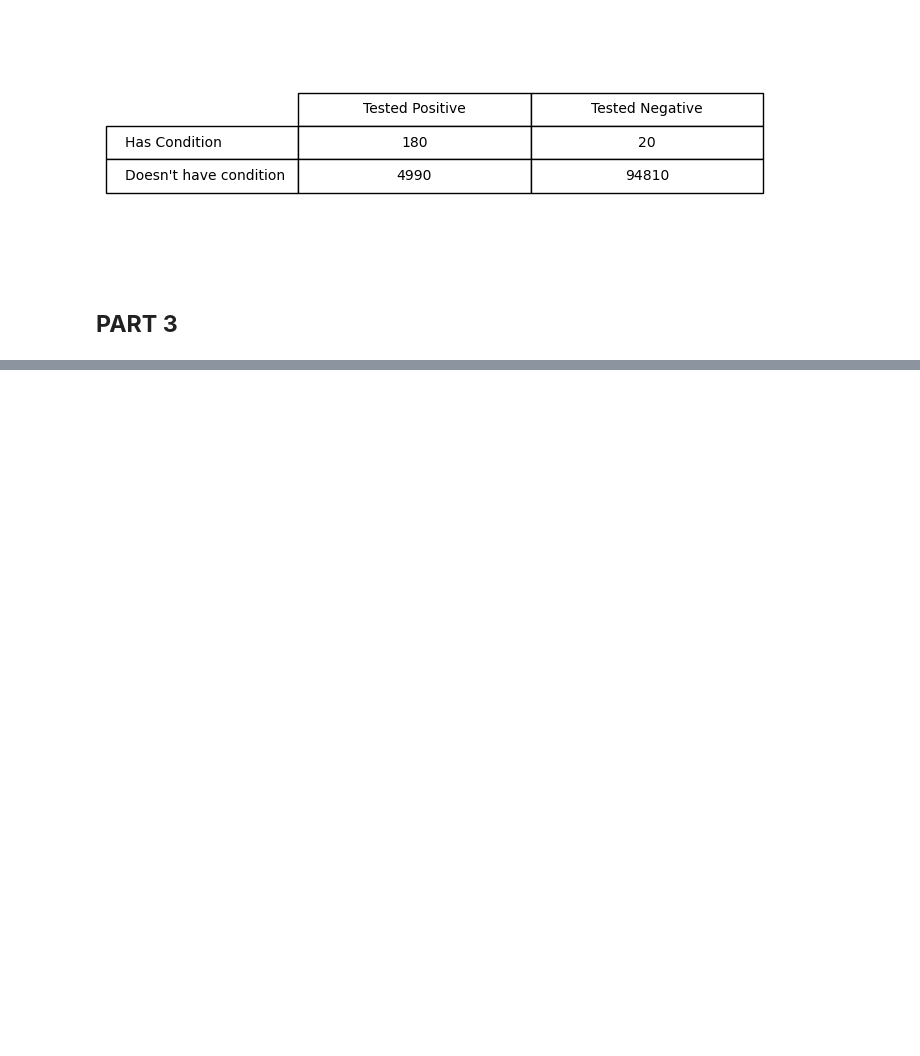
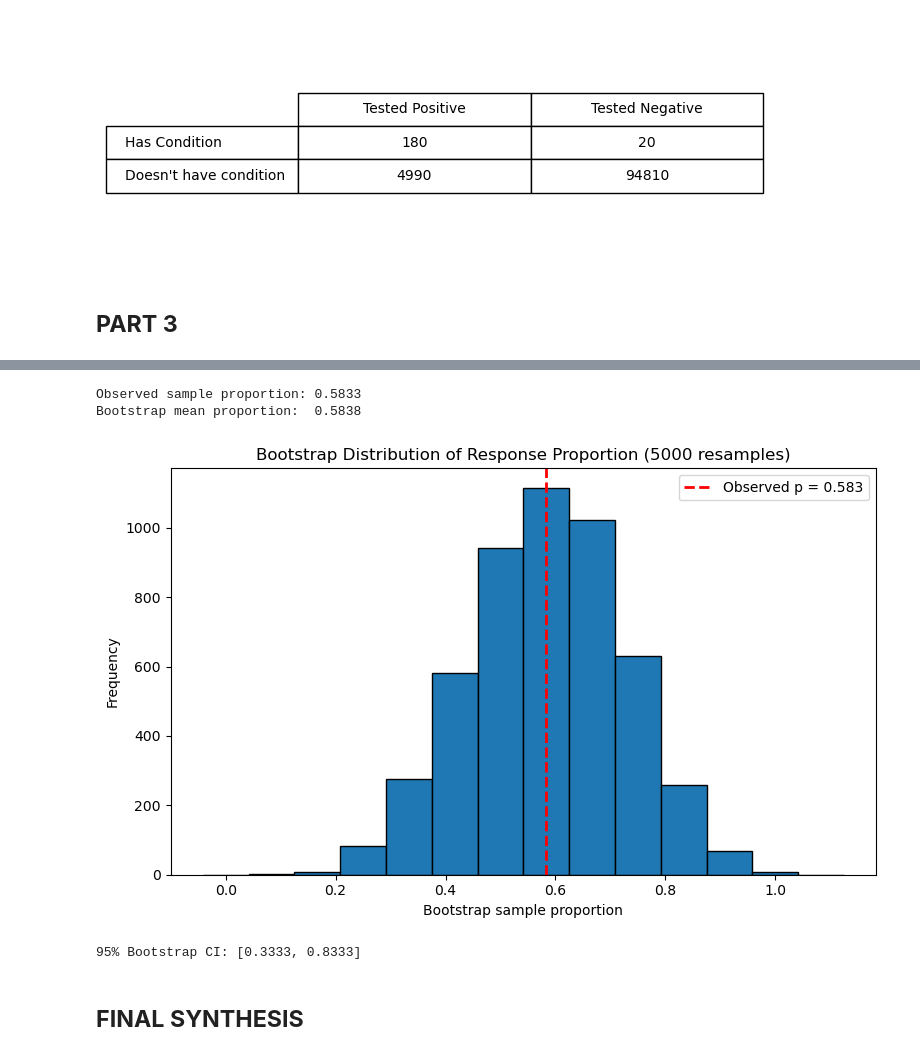
Before and after one commit to kolluashrith/Biomedical-Data-Science, a Jupyter notebook: lab1/Lab1.ipynb, the cells around one changed output, grey strips where cells are left out. Saved outputs shown, nothing was run; the diff lists cells and outputs as text; code cells hidden in the pictures; blank space fills up the shorter version.

```diff
--- a/lab1/Lab1.ipynb
+++ b/lab1/Lab1.ipynb
@@ -344,0 +426,57 @@ Assume 𝑌𝑖 ∼ Bernoulli(𝑝) independently, where 𝑝 is the probability
+# %%
+###
+# ANSWERS
+###
+
+responses = np.array([1, 0, 1, 1, 0, 1, 0, 0, 1, 1, 1, 0])
+
+#1.
+
+def bootstrap(data, n_boot):
+
+    n = len(data)
+    boot_props = np.empty(n_boot)
+
+    for i in range(n_boot):
+        #Collect n random entries
+        resample = np.random.choice(data, size=n, replace=True)
+
+        #Recalculate mean and add to array
+        boot_props[i] = resample.mean()
+
+    return boot_props
+
+#2.
+collected_props = bootstrap(responses, 5000)
+observed_p = responses.mean()          # 0.583
+
+print(f"Observed sample proportion: {observed_p:.4f}")
+print(f"Bootstrap mean proportion:  {collected_props.mean():.4f}")
+
+plt.figure(figsize=(8, 5))
+plt.hist(collected_props, bins=np.arange(-0.5/len(responses), 1.2, 1/len(responses)), edgecolor="black")
+plt.axvline(observed_p, color='red', linestyle='--', linewidth=2, label=f'Observed p = {observed_p:.3f}')
+plt.xlabel('Bootstrap sample proportion')
+plt.ylabel('Frequency')
+plt.title(f'Bootstrap Distribution of Response Proportion (5000 resamples)')
+plt.legend()
+plt.tight_layout()
+plt.show()
+
+
+#3
+ci_lower, ci_upper = np.percentile(collected_props, [2.5, 97.5])
+print(f"95% Bootstrap CI: [{ci_lower:.4f}, {ci_upper:.4f}]")
+
+#4
+#Bootstrap sampling approximates the results that are expected if samples were taken from the actual population instead. The 95% confidence interval from the bootstrapped samples tell us that if we pulled samples of the same size from the actual population, i.e. a bunch of random samples of 12 data points from the population, we would expect 95% of the intervals calculated in the same way to contain the true population mean. The interval itself gives us an idea of where the population proportion might be: in between 0.3333 and 0.8333. It does not tell us the probability that the true population proportion lies in the interval, nor does it tell us anything about the biases in the sampling. It also does not tell us about what to expect for subsequent observations.
+
+#5.
+#With independent resampling, we are making several assumptions about whether or not the sample can be used to stand-in for the population. For one, we are assuming that the sample is representative of the population. If there is some bias in the sample, then we would no longer have a sample representative of the population, resulting in biased bootstrap sampling results too. Independent resampling also works off of the assumption that each patient's response is independent of each other. For example, if the sample in question came from a single hospital and the population is all patients with the treatment, then we could have a significant amount of bias in our sample. The location of the people, hospital quality, and other external factors could all affect the results. Thus, the sample might not be representative of the population, and so independent resampling would keep any bias that may exist.
+# %% [output]
+Observed sample proportion: 0.5833
+Bootstrap mean proportion:  0.5838
+[figure, added]
+95% Bootstrap CI: [0.3333, 0.8333]
+# %% [markdown]
+## **FINAL SYNTHESIS**
```
Also changed, not shown: parts of 19 cells of this notebook.
